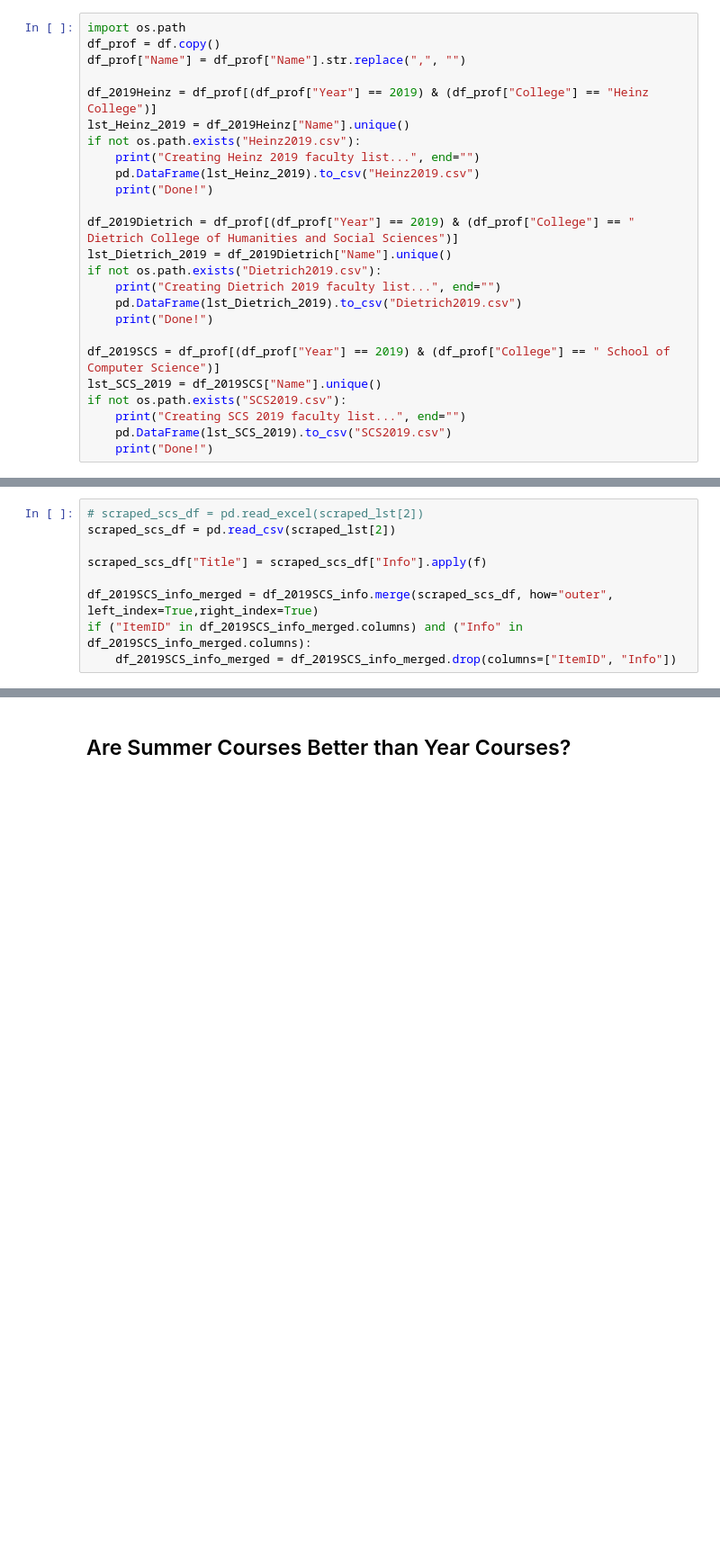
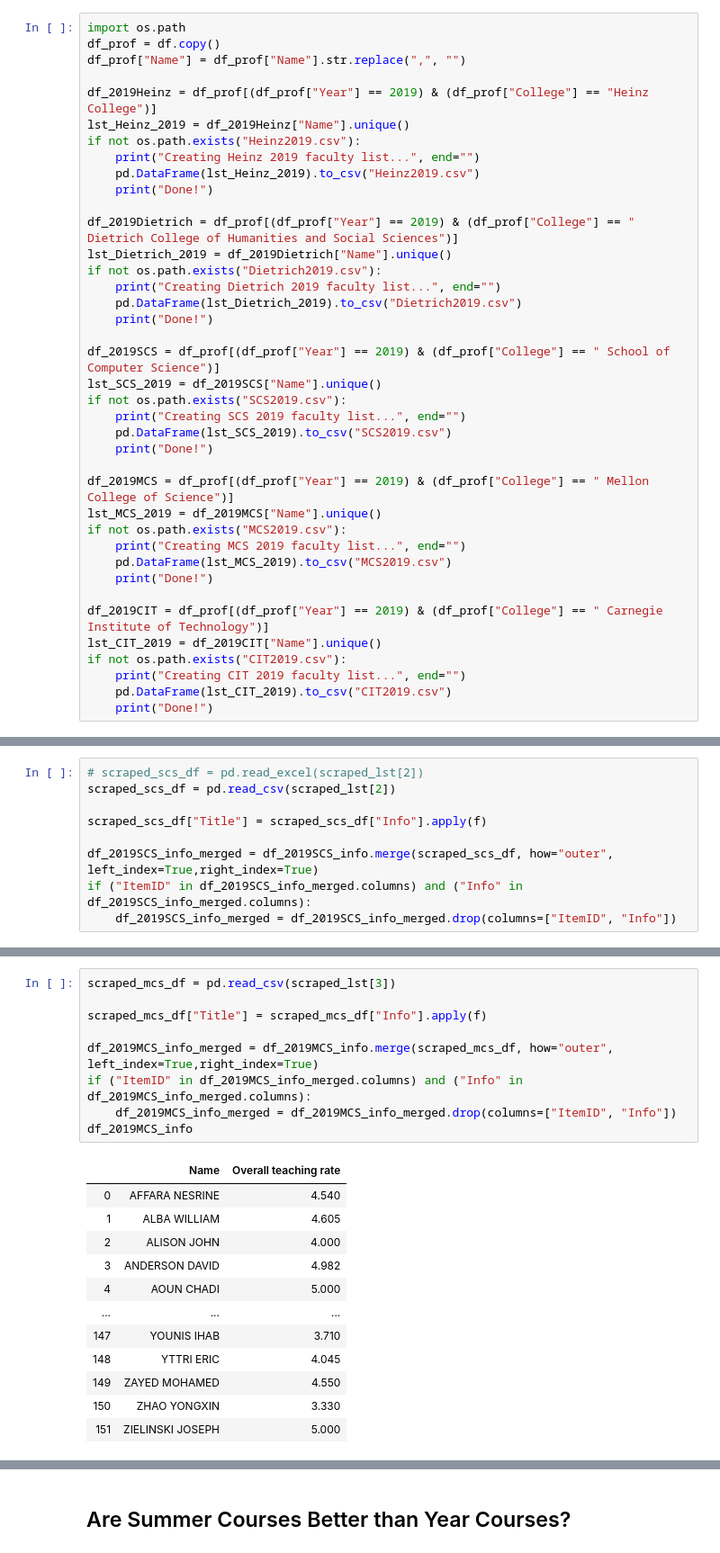
Before and after one commit to TheJYKoder/-15-388-Final-Project-F19-, a Jupyter notebook: 15388 Final Project FCE.ipynb, the cells around one changed output, grey strips where cells are left out. Shown at 90% size. Saved outputs shown, nothing was run; the diff lists cells and outputs as text; blank space fills up the shorter version.

```diff
--- a/15388 Final Project FCE.ipynb
+++ b/15388 Final Project FCE.ipynb
@@ -171,4 +171,18 @@ if not os.path.exists("SCS2019.csv"):
     print("Creating SCS 2019 faculty list...", end="")
     pd.DataFrame(lst_SCS_2019).to_csv("SCS2019.csv")
     print("Done!")
+
+df_2019MCS = df_prof[(df_prof["Year"] == 2019) & (df_prof["College"] == " Mellon College of Science")]
+lst_MCS_2019 = df_2019MCS["Name"].unique()
+if not os.path.exists("MCS2019.csv"):
+    print("Creating MCS 2019 faculty list...", end="")
+    pd.DataFrame(lst_MCS_2019).to_csv("MCS2019.csv")
+    print("Done!")
+
+df_2019CIT = df_prof[(df_prof["Year"] == 2019) & (df_prof["College"] == " Carnegie Institute of Technology")]
+lst_CIT_2019 = df_2019CIT["Name"].unique()
+if not os.path.exists("CIT2019.csv"):
+    print("Creating CIT 2019 faculty list...", end="")
+    pd.DataFrame(lst_CIT_2019).to_csv("CIT2019.csv")
+    print("Done!")
 # %%
@@ -248,0 +258,22 @@ mcs_faculty = mcs_faculty[pd.notnull(mcs_faculty['Overall teaching rate'])]
+# %%
+scraped_mcs_df = pd.read_csv(scraped_lst[3])
+
+scraped_mcs_df["Title"] = scraped_mcs_df["Info"].apply(f)
+
+df_2019MCS_info_merged = df_2019MCS_info.merge(scraped_mcs_df, how="outer", left_index=True,right_index=True)
+if ("ItemID" in df_2019MCS_info_merged.columns) and ("Info" in df_2019MCS_info_merged.columns):
+    df_2019MCS_info_merged = df_2019MCS_info_merged.drop(columns=["ItemID", "Info"])
+df_2019MCS_info
+# %% [output]
+|  | Name | Overall teaching rate |
+| 0 | AFFARA NESRINE | 4.540 |
+| 1 | ALBA WILLIAM | 4.605 |
+| 2 | ALISON JOHN | 4.000 |
+| 3 | ANDERSON DAVID | 4.982 |
+| 4 | AOUN CHADI | 5.000 |
+| ... | ... | ... |
+| 147 | YOUNIS IHAB | 3.710 |
+| 148 | YTTRI ERIC | 4.045 |
+| 149 | ZAYED MOHAMED | 4.550 |
+| 150 | ZHAO YONGXIN | 3.330 |
+| 151 | ZIELINSKI JOSEPH | 5.000 |
```
Also changed, not shown: parts of 8 cells of this notebook, 4 other files.
